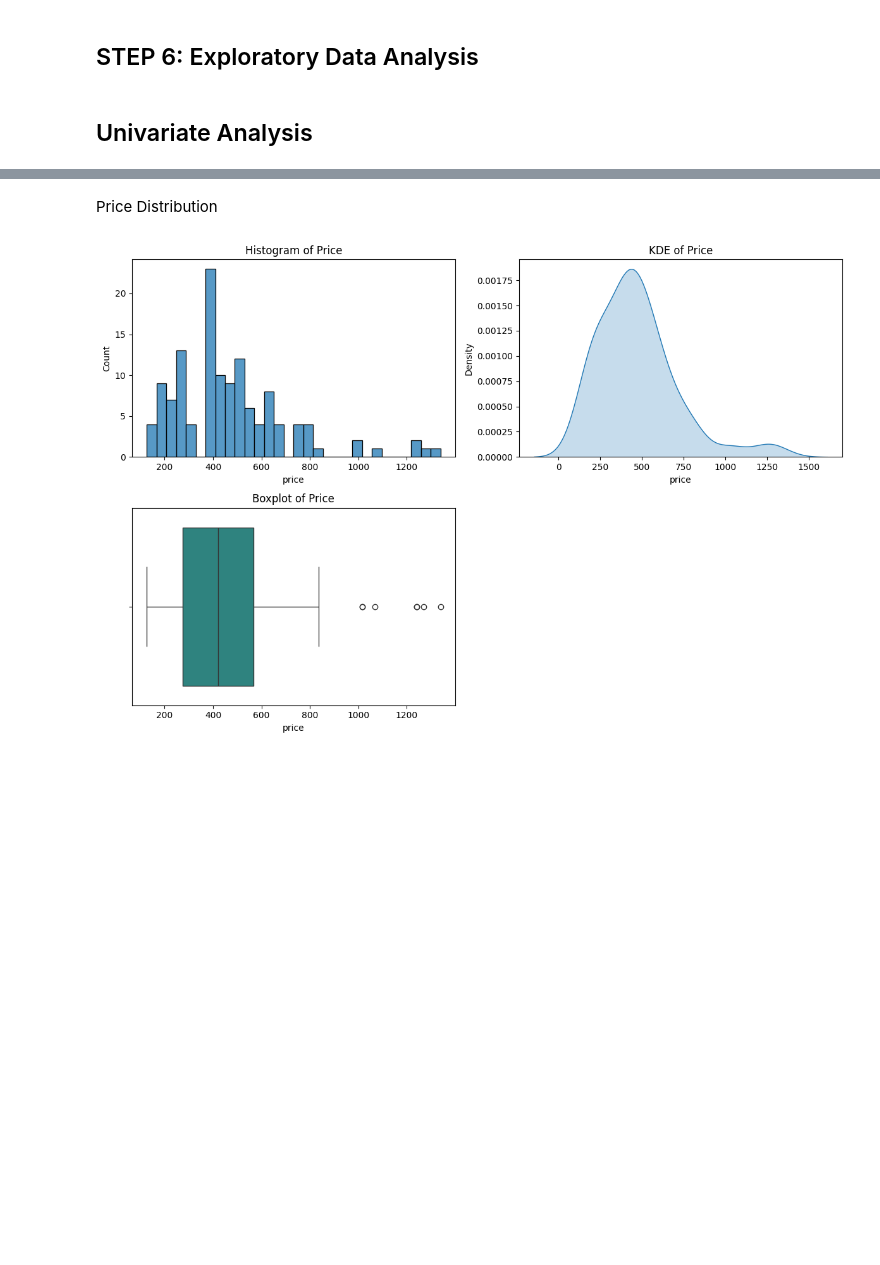
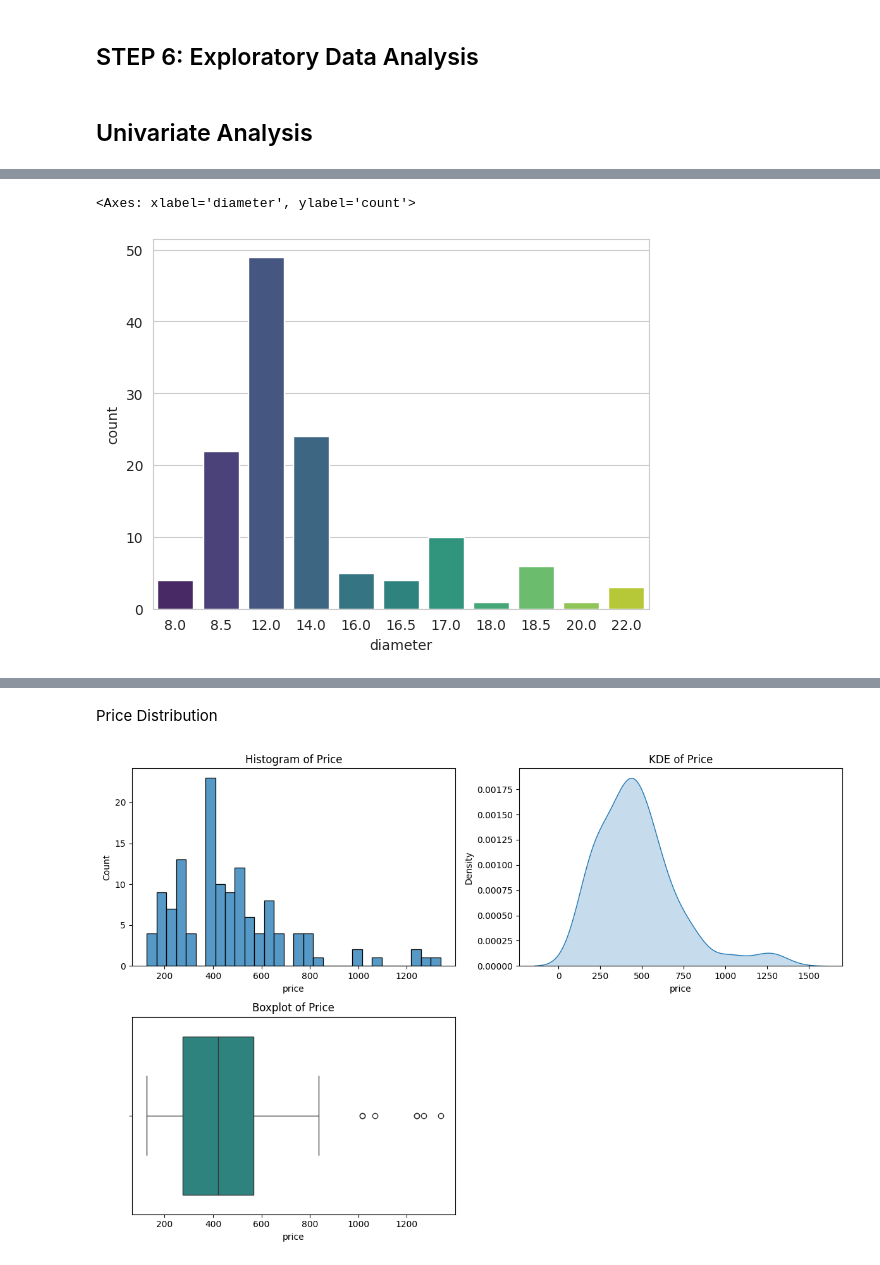
Before and after one commit to SurekhaBerlin/Pizza-price-prediction-using-ML, a Jupyter notebook: Pizza_Price_Prediction_using_Machine_Learning.ipynb, the cells around one changed output, grey strips where cells are left out. Drawn from its saved outputs; the diff is of its cells as text; code cells hidden in the pictures; blank space fills up the shorter version.

```diff
--- a/Pizza_Price_Prediction_using_Machine_Learning.ipynb
+++ b/Pizza_Price_Prediction_using_Machine_Learning.ipynb
@@ -218,0 +229,5 @@ dtype: int64
+# %%
+sns.countplot(x='diameter',data=df,palette='viridis')
+# %% [output]
+<Axes: xlabel='diameter', ylabel='count'>
+[figure, added]
```
Also changed, not shown: parts of 5 cells of this notebook.
